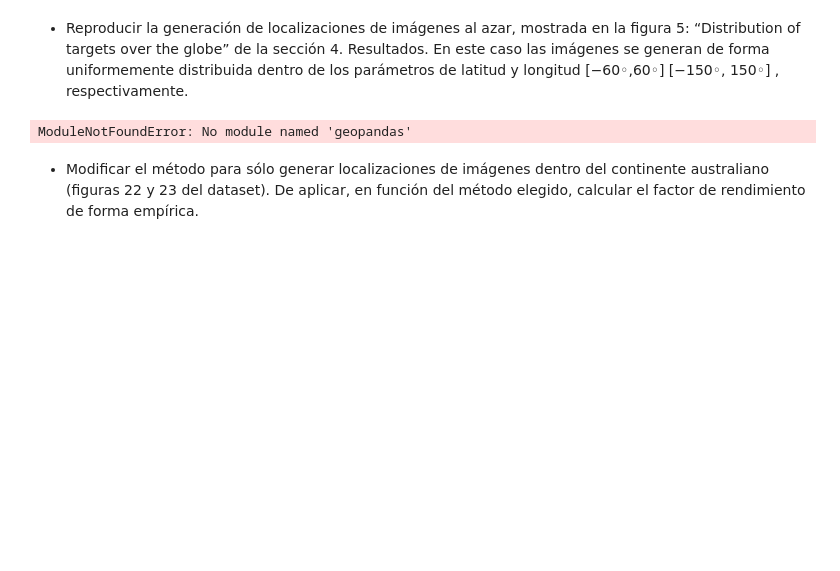
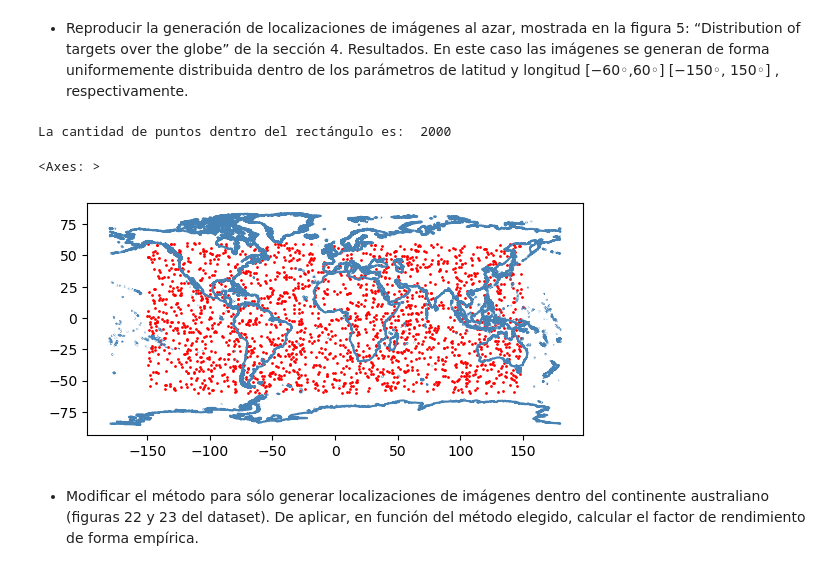
Before and after one commit to MartinCohen98/simulacion_tp1_grupo2_1c2024, a Jupyter notebook: mixmax_rng.ipynb, the cells around one changed output. Saved outputs shown, nothing was run; the diff lists cells and outputs as text; code cells hidden in the pictures; blank space fills up the shorter version.

```diff
--- a/mixmax_rng.ipynb
+++ b/mixmax_rng.ipynb
@@ -670,6 +664,10 @@ longitud [−60◦,60◦] [−150◦, 150◦] , respectivamente.
 # %%
 import geopandas as gpd
 from shapely.geometry import Point
+
+# Generamos una semilla aleatoria para el generador
+seed = np.random.randint(1, 1000)
+rng = MixmaxRNG(seed, MATRIX_SIZE, MAGIC_NUMBER, MAGIC_MODULUS)
 
 # Importamos el archivo del dataset
 filename = './datasets ejercicio 3/WB_Coastlines_10m/WB_Coastlines_10m.shp'
@@ -685,34 +683,36 @@ ymax = 60.0
 xext = xmax - xmin
 yext = ymax - ymin
 
 # Cantidad total de puntos a generar
 pointcount = 2000
 
 # Variable donde vamos a guardar los puntos generados
 points = []
 
 # Generamos puntos hasta obtener el total esperado
 while len(points) < pointcount:
     # Usamos nuestro generador de números pseudoaleatorios para obtener un punto dentro del rectángulo
     x = xmin + rng.generate_number() * xext
     y = ymin + rng.generate_number() * yext
     p = Point(x, y)
 
     # Agregamos el punto a la lista
     points.append(p)
 
 print('La cantidad de puntos dentro del rectángulo es: ', len(points))
 
 # Creamos una GeoSeries para los puntos dentro del rectángulo para poder graficarlos
 gs = gpd.GeoSeries(points)
 
 # Creamos los gráficos
 fig, ax = plt.subplots()
 
 gdf.plot(ax=ax, facecolor='none', edgecolor='steelblue')
 gs.plot(ax=ax, color='r', markersize=1)
 # %% [output]
-ModuleNotFoundError: No module named 'geopandas'
+La cantidad de puntos dentro del rectángulo es:  2000
+<Axes: >
+[figure, added]
 # %% [markdown]
 - Modificar el método para sólo generar localizaciones de imágenes
 dentro del continente australiano (figuras 22 y 23 del dataset). De aplicar, en función del método elegido,
```
Also changed, not shown: parts of 16 cells of this notebook.
